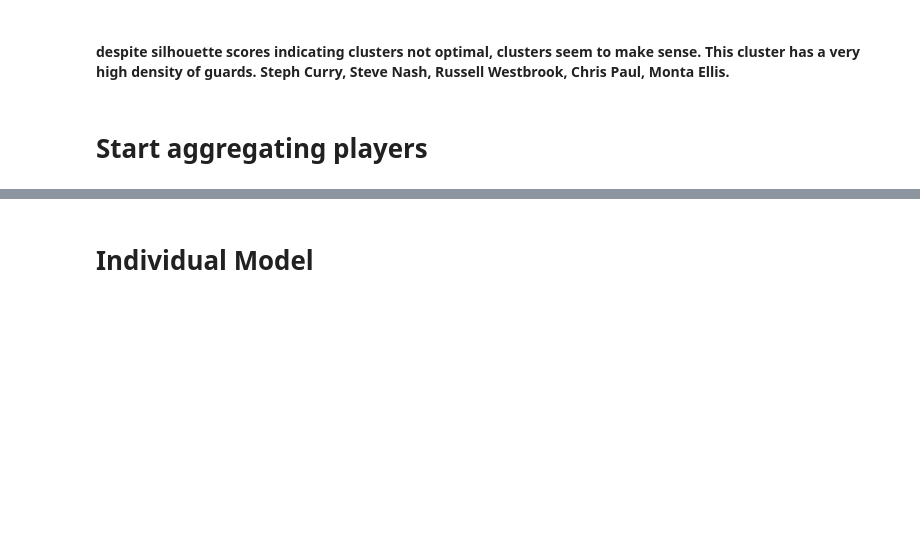
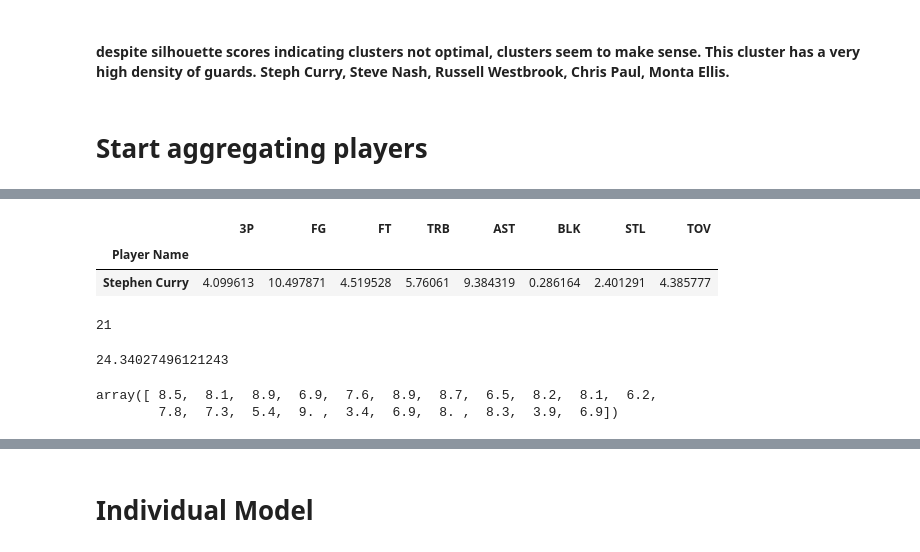
Before and after one commit to EricHPei/fantasy-score-predictor, a Jupyter notebook: score-predictor/src/Test.ipynb, the cells around one changed output, grey strips where cells are left out. Drawn from its saved outputs; the diff is of its cells as text; code cells hidden in the pictures; blank space fills up the shorter version.

```diff
--- a/score-predictor/src/Test.ipynb
+++ b/score-predictor/src/Test.ipynb
@@ -683,0 +730,10 @@ ClusterOne_test = pd.concat([currylefty, beforecurryy])
+# %%
+PAA[PAA.index== 'Stephen Curry']
+# %% [output]
+|  | 3P | FG | FT | TRB | AST | BLK | STL | TOV |
+| Player Name |  |  |  |  |  |  |  |  |
+| Stephen Curry | 4.099613 | 10.497871 | 4.519528 | 5.76061 | 9.384319 | 0.286164 | 2.401291 | 4.385777 |
+# %%
+len(clustcurrypredictions)
+# %% [output]
+21
@@ -683,0 +744,9 @@ ClusterOne_test = pd.concat([currylefty, beforecurryy])
+# %%
+mean_squared_error(stephavg, aftercurryy_test)
+# %% [output]
+24.34027496121243
+# %%
+clustcurrypredictions
+# %% [output]
+array([ 8.5,  8.1,  8.9,  6.9,  7.6,  8.9,  8.7,  6.5,  8.2,  8.1,  6.2,
+        7.8,  7.3,  5.4,  9. ,  3.4,  6.9,  8. ,  8.3,  3.9,  6.9])
```
Also changed, not shown: parts of 14 cells of this notebook.
